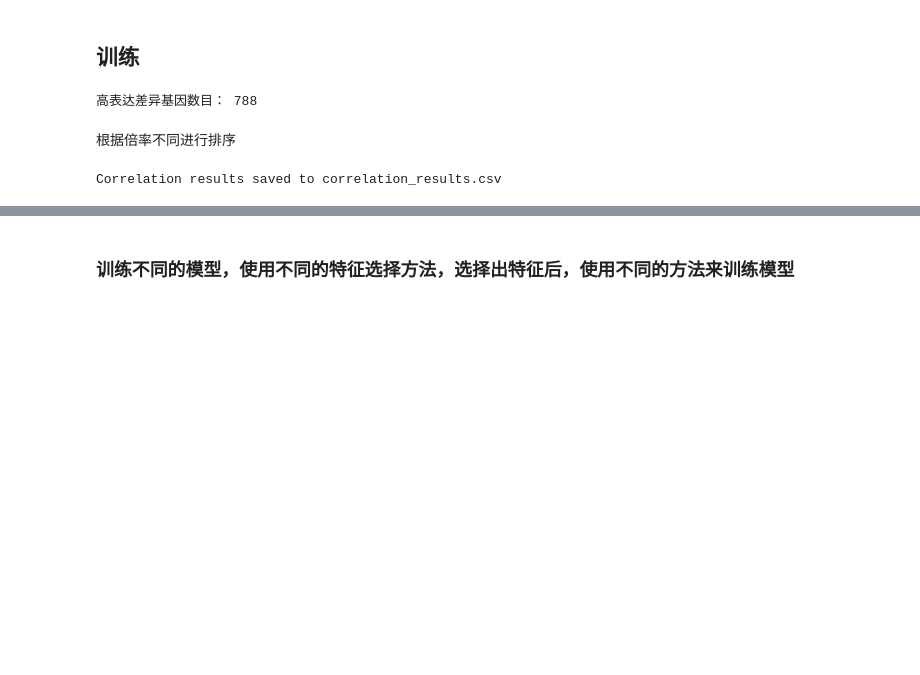
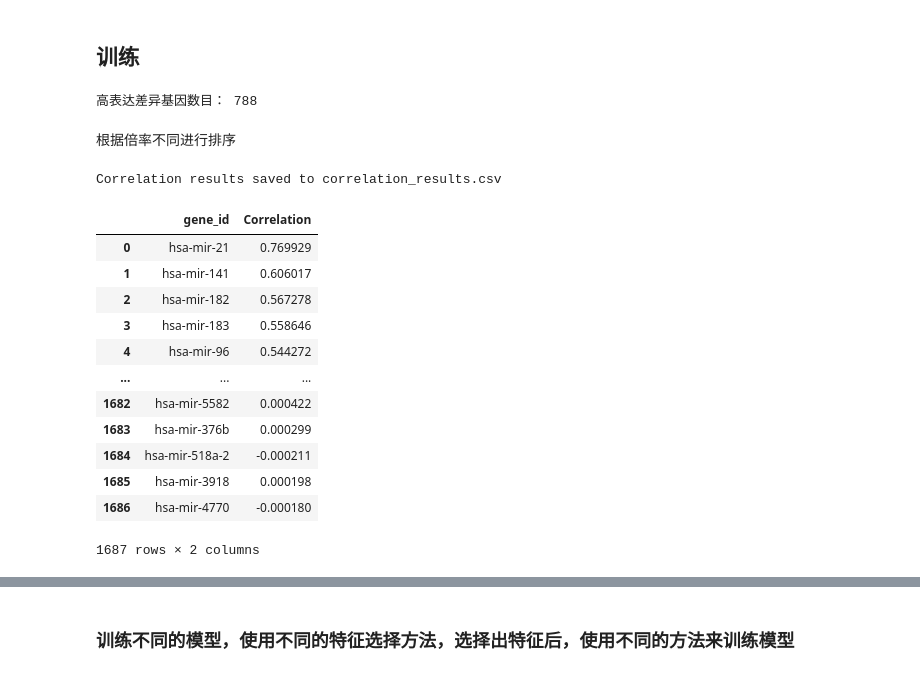
Before and after one commit to iGem-BUCT-China/Genetic-screening, a Jupyter notebook: 2.0.ipynb, the cells around one changed output, grey strips where cells are left out. Drawn from its saved outputs; the diff is of its cells as text; code cells hidden in the pictures; blank space fills up the shorter version.

```diff
--- a/2.0.ipynb
+++ b/2.0.ipynb
@@ -486,21 +485,37 @@ X_train, X_test, y_train, y_test = train_test_split(data_higher.drop(['Status'],
 # %%
 def calculate_correlation(train_data):
     status = train_data.iloc[:, 0]
     other_columns = train_data.iloc[:, 1:]
     correlations = {}
 
     for column in other_columns.columns:
         data = other_columns[column]
         corr, _ = pearsonr(status, data)
         if not pd.isnull(corr):
             correlations[column] = corr
 
     sorted_correlations = sorted(correlations.items(), key=lambda x: abs(x[1]), reverse=True)[:]
 
     correlation_df = pd.DataFrame(sorted_correlations, columns=['Column', 'Correlation'])
     correlation_df = correlation_df.rename(columns={'Column': 'gene_id'})
     correlation_df.to_csv('correlation_results.csv', index=False)
     print("Correlation results saved to correlation_results.csv")
-calculate_correlation(train_data)
+    return correlation_df
+data=calculate_correlation(train_data)
+
+data
 # %% [output]
 Correlation results saved to correlation_results.csv
+|  | gene_id | Correlation |
+| 0 | hsa-mir-21 | 0.769929 |
+| 1 | hsa-mir-141 | 0.606017 |
+| 2 | hsa-mir-182 | 0.567278 |
+| 3 | hsa-mir-183 | 0.558646 |
+| 4 | hsa-mir-96 | 0.544272 |
+| ... | ... | ... |
+| 1682 | hsa-mir-5582 | 0.000422 |
+| 1683 | hsa-mir-376b | 0.000299 |
+| 1684 | hsa-mir-518a-2 | -0.000211 |
+| 1685 | hsa-mir-3918 | 0.000198 |
+| 1686 | hsa-mir-4770 | -0.000180 |
+1687 rows × 2 columns
```
Also changed, not shown: parts of 7 cells of this notebook, 49 other files.
